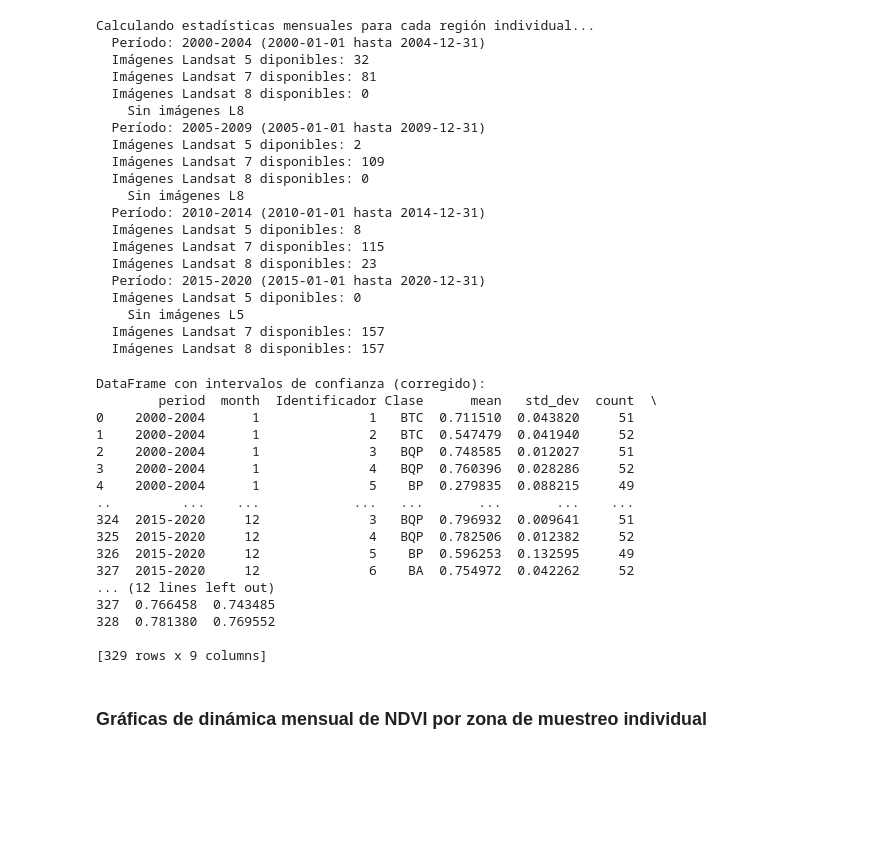
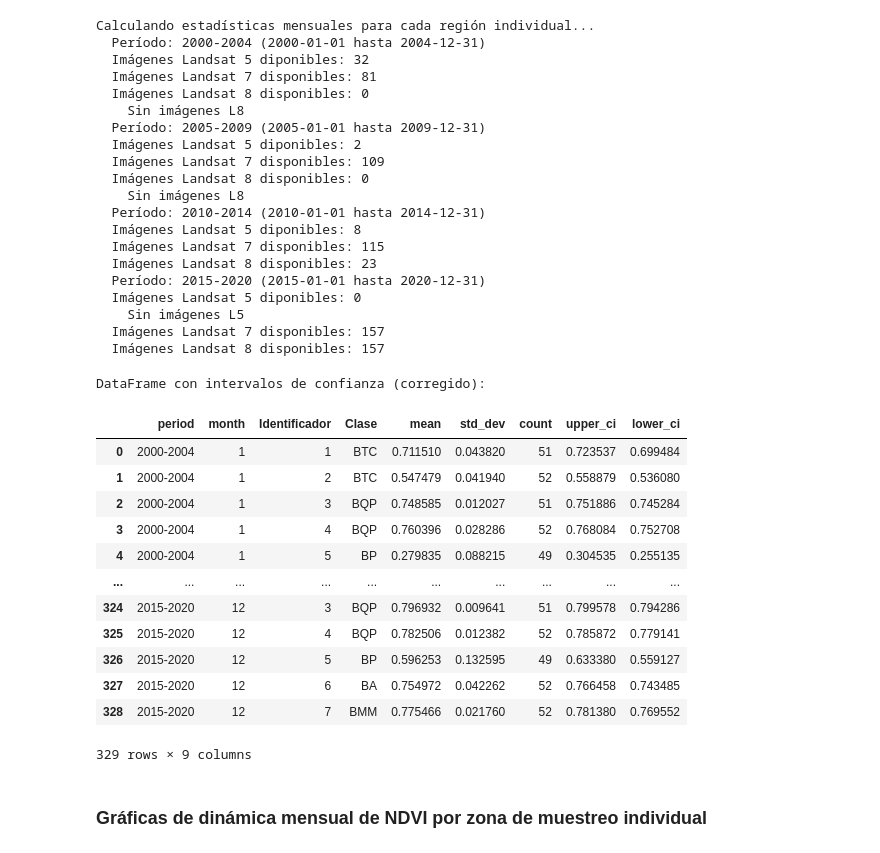
Before and after one commit to Naylet92/Estudio_ambiental, a Jupyter notebook: Colima/NCL_NDVI_Graficas.ipynb, the cells around one changed output. Saved outputs shown, nothing was run; the diff lists cells and outputs as text; code cells hidden in the pictures; blank space fills up the shorter version.

```diff
--- a/Colima/NCL_NDVI_Graficas.ipynb
+++ b/Colima/NCL_NDVI_Graficas.ipynb
@@ -603,25 +640,22 @@ Calculando estadísticas mensuales para cada región individual...
 # %%
 df_mensual_poligonos_ic = calcular_intervalos_confianza(df_mensual_poligonos)
 print("\nDataFrame con intervalos de confianza (corregido):")
-print(df_mensual_poligonos_ic)
+display(df_mensual_poligonos_ic)
 # %% [output]
 DataFrame con intervalos de confianza (corregido):
-        period  month  Identificador Clase      mean   std_dev  count  \
-0    2000-2004      1              1   BTC  0.711510  0.043820     51
-1    2000-2004      1              2   BTC  0.547479  0.041940     52
-2    2000-2004      1              3   BQP  0.748585  0.012027     51
-3    2000-2004      1              4   BQP  0.760396  0.028286     52
-4    2000-2004      1              5    BP  0.279835  0.088215     49
-..         ...    ...            ...   ...       ...       ...    ...
-324  2015-2020     12              3   BQP  0.796932  0.009641     51
-325  2015-2020     12              4   BQP  0.782506  0.012382     52
-326  2015-2020     12              5    BP  0.596253  0.132595     49
-327  2015-2020     12              6    BA  0.754972  0.042262     52
-... (12 lines left out)
-327  0.766458  0.743485
-328  0.781380  0.769552
-
-[329 rows x 9 columns]
+|  | period | month | Identificador | Clase | mean | std_dev | count | upper_ci | lower_ci |
+| 0 | 2000-2004 | 1 | 1 | BTC | 0.711510 | 0.043820 | 51 | 0.723537 | 0.699484 |
+| 1 | 2000-2004 | 1 | 2 | BTC | 0.547479 | 0.041940 | 52 | 0.558879 | 0.536080 |
+| 2 | 2000-2004 | 1 | 3 | BQP | 0.748585 | 0.012027 | 51 | 0.751886 | 0.745284 |
+| 3 | 2000-2004 | 1 | 4 | BQP | 0.760396 | 0.028286 | 52 | 0.768084 | 0.752708 |
+| 4 | 2000-2004 | 1 | 5 | BP | 0.279835 | 0.088215 | 49 | 0.304535 | 0.255135 |
+| ... | ... | ... | ... | ... | ... | ... | ... | ... | ... |
+| 324 | 2015-2020 | 12 | 3 | BQP | 0.796932 | 0.009641 | 51 | 0.799578 | 0.794286 |
+| 325 | 2015-2020 | 12 | 4 | BQP | 0.782506 | 0.012382 | 52 | 0.785872 | 0.779141 |
+| 326 | 2015-2020 | 12 | 5 | BP | 0.596253 | 0.132595 | 49 | 0.633380 | 0.559127 |
+| 327 | 2015-2020 | 12 | 6 | BA | 0.754972 | 0.042262 | 52 | 0.766458 | 0.743485 |
+| 328 | 2015-2020 | 12 | 7 | BMM | 0.775466 | 0.021760 | 52 | 0.781380 | 0.769552 |
+329 rows × 9 columns
 # %% [markdown]
 ### Gráficas de dinámica mensual de NDVI por zona de muestreo individual
 # %%
```
Also changed, not shown: parts of 5 cells of this notebook.
